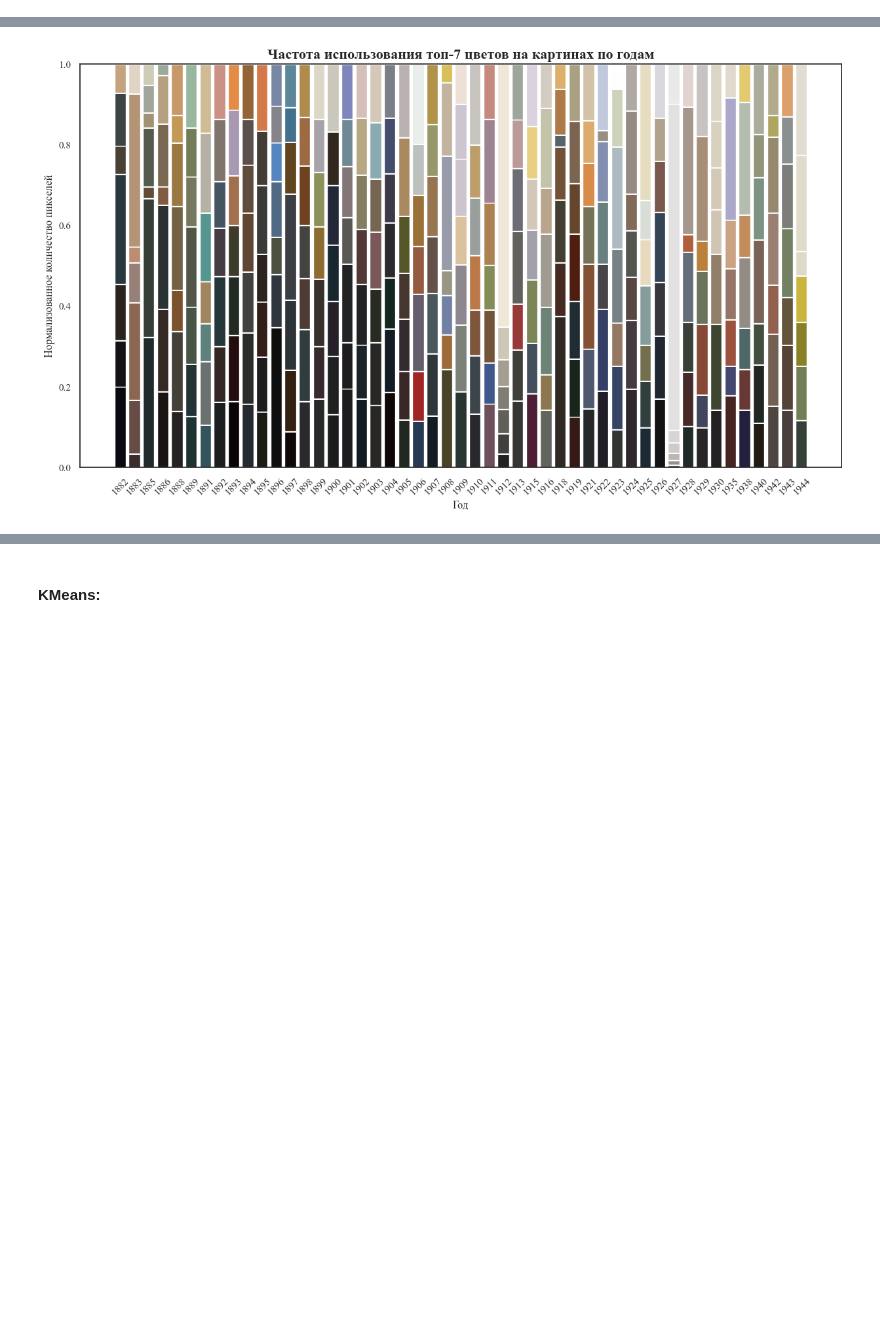
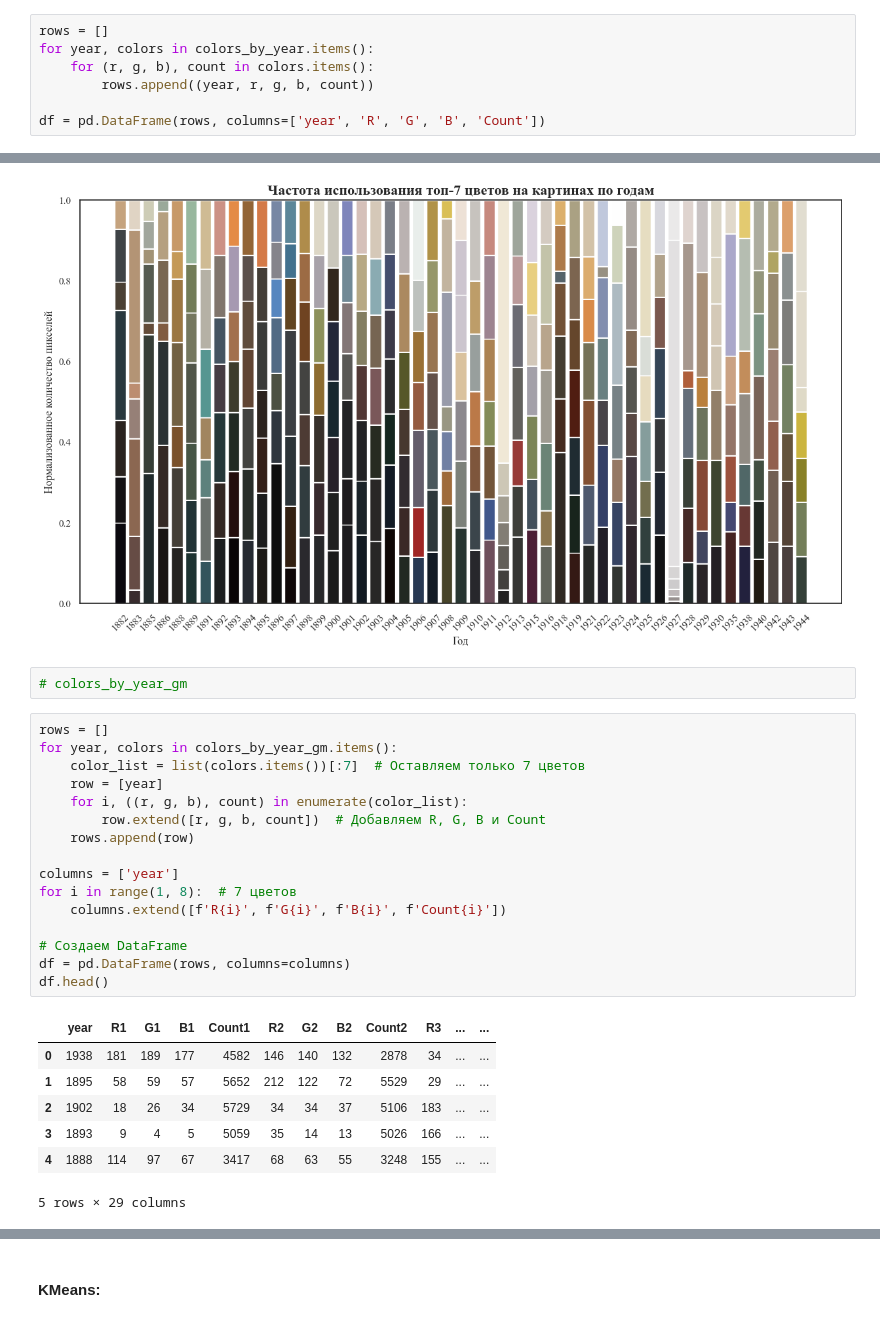
Before and after one commit to pryanik/i3_shades_of_mind, a Jupyter notebook: color_analysis_munch.ipynb, the cells around one changed output, grey strips where cells are left out. Saved outputs shown, nothing was run; the diff lists cells and outputs as text; blank space fills up the shorter version.

```diff
--- a/color_analysis_munch.ipynb
+++ b/color_analysis_munch.ipynb
@@ -762,0 +852,7 @@ colors_by_year = get_colors_by_year(folder_path, classifier='Counter')
+# %%
+rows = []
+for year, colors in colors_by_year.items():
+    for (r, g, b), count in colors.items():
+        rows.append((year, r, g, b, count))
+
+df = pd.DataFrame(rows, columns=['year', 'R', 'G', 'B', 'Count'])
@@ -788,3 +896,29 @@ plot_color_distribution(colors_by_year_gm, how='not_sorted', classifier='GM')
 plot_color_distribution(colors_by_year_gm, how='sorted', classifier='GM')
 # %% [output]
 [figure]
+# %%
+# colors_by_year_gm
+# %%
+rows = []
+for year, colors in colors_by_year_gm.items():
+    color_list = list(colors.items())[:7]  # Оставляем только 7 цветов
+    row = [year]
+    for i, ((r, g, b), count) in enumerate(color_list):
+        row.extend([r, g, b, count])  # Добавляем R, G, B и Count
+    rows.append(row)
+
+columns = ['year']
+for i in range(1, 8):  # 7 цветов
+    columns.extend([f'R{i}', f'G{i}', f'B{i}', f'Count{i}'])
+
+# Создаем DataFrame
+df = pd.DataFrame(rows, columns=columns)
+df.head()
+# %% [output]
+|  | year | R1 | G1 | B1 | Count1 | R2 | G2 | B2 | Count2 | R3 | ... | ... |
+| 0 | 1938 | 181 | 189 | 177 | 4582 | 146 | 140 | 132 | 2878 | 34 | ... | ... |
+| 1 | 1895 | 58 | 59 | 57 | 5652 | 212 | 122 | 72 | 5529 | 29 | ... | ... |
+| 2 | 1902 | 18 | 26 | 34 | 5729 | 34 | 34 | 37 | 5106 | 183 | ... | ... |
+| 3 | 1893 | 9 | 4 | 5 | 5059 | 35 | 14 | 13 | 5026 | 166 | ... | ... |
+| 4 | 1888 | 114 | 97 | 67 | 3417 | 68 | 63 | 55 | 3248 | 155 | ... | ... |
+5 rows × 29 columns
```
Also changed, not shown: parts of 40 cells of this notebook.
